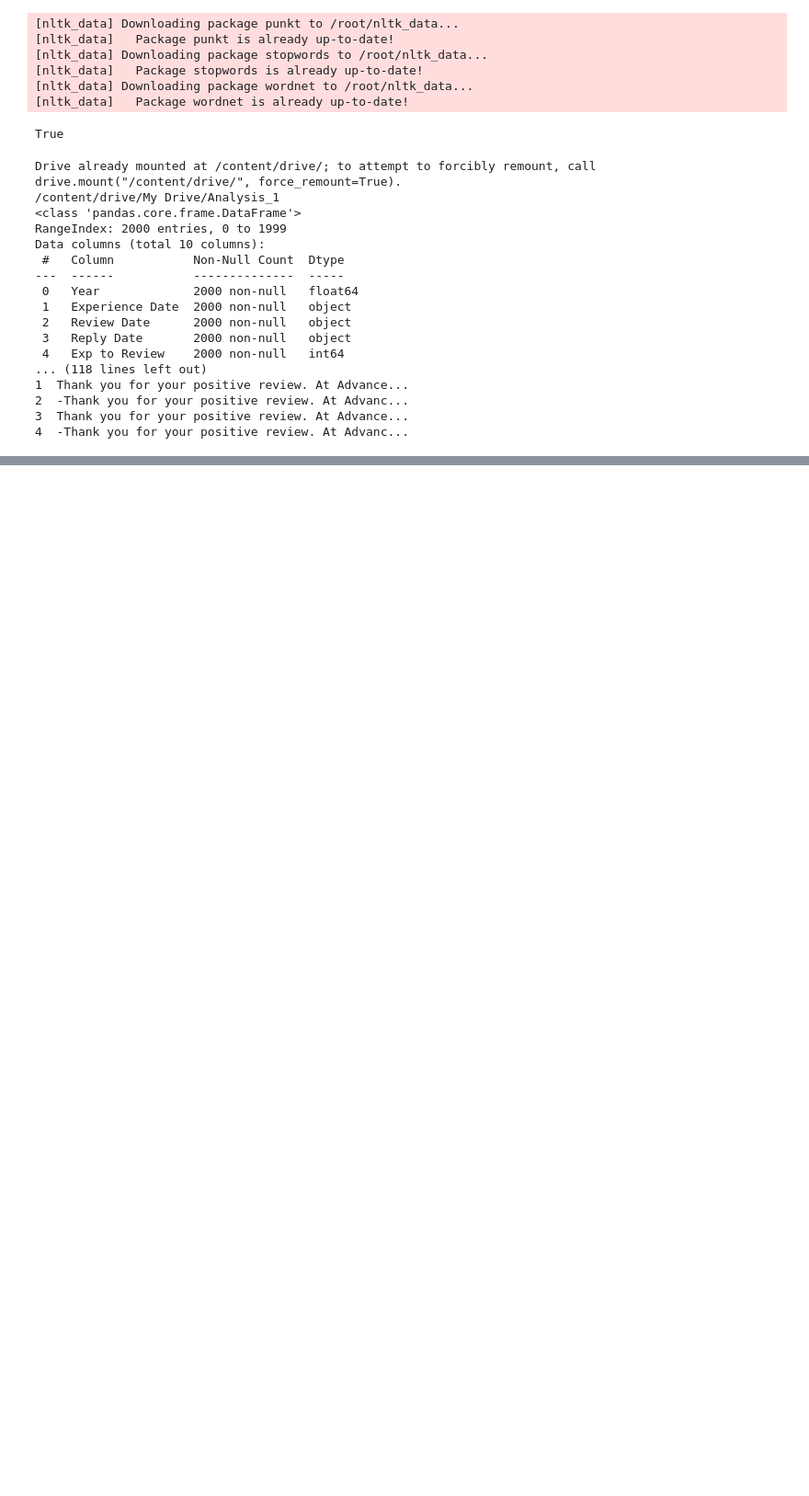
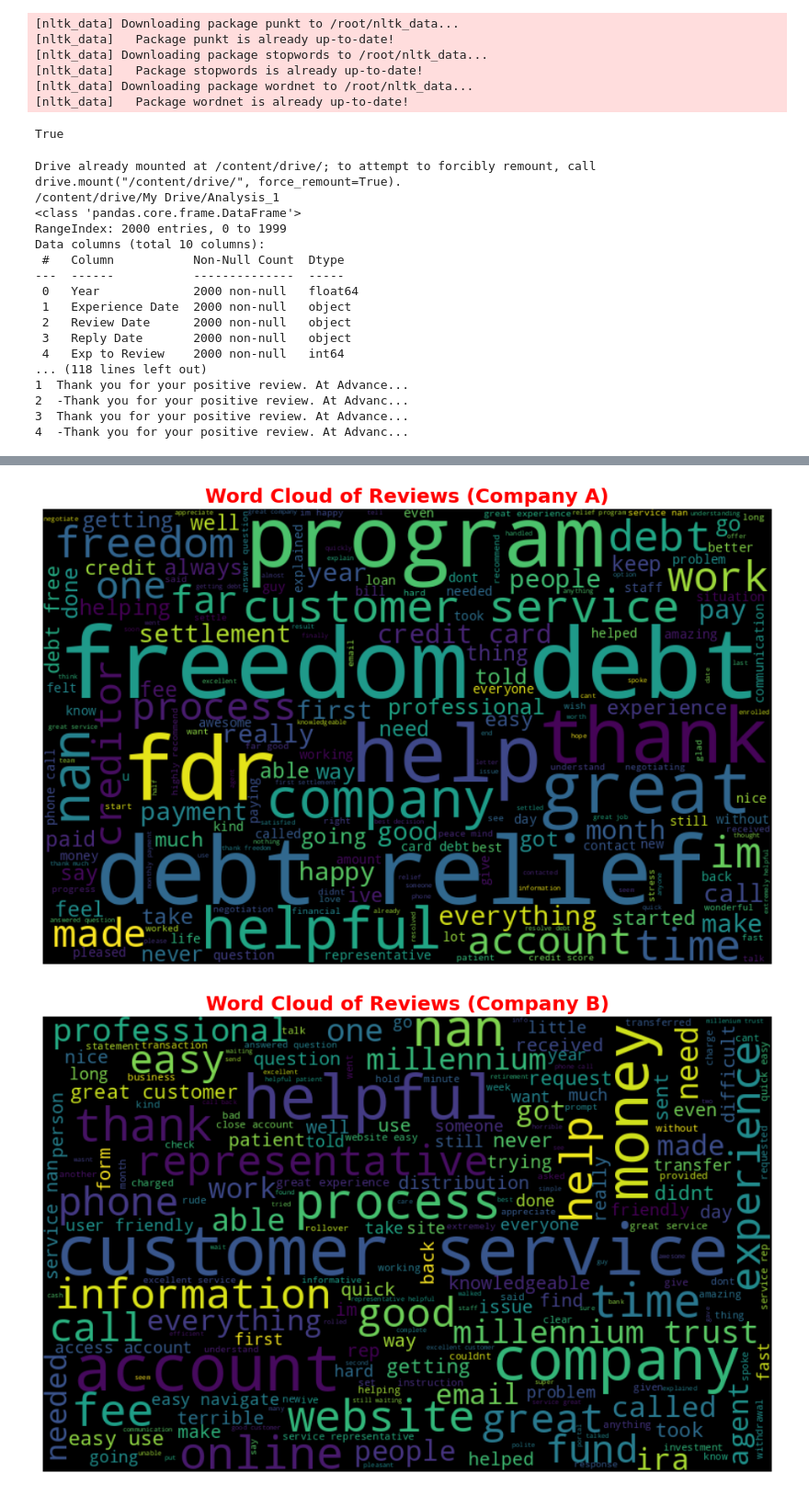
Before and after one commit to arifaygun/CustomerEye, a Jupyter notebook: Company_Reviews(Master2).ipynb, the cells around one changed output, grey strips where cells are left out. Shown at 92% size. Cells and saved outputs as stored; diff of their text form; code cells hidden in the pictures; blank space fills up the shorter version.

```diff
--- a/Company_Reviews(Master2).ipynb
+++ b/Company_Reviews(Master2).ipynb
@@ -89,9 +85,9 @@ def preprocess_text_for_sentiment_analysis(text):
     stop_words = set(stopwords.words('english'))
     words = [word for word in words if word not in stop_words]
 
-    # Stemming
-    stemmer = PorterStemmer()
-    words = [stemmer.stem(word) for word in words]
+    # Lemmatization
+    lemmatizer = WordNetLemmatizer()
+    words = [lemmatizer.lemmatize(word) for word in words]
 
     # Handle emojis
     words = [emoji.demojize(word, delimiters=('', ' ')) for word in words]
@@ -100,6 +96,7 @@ def preprocess_text_for_sentiment_analysis(text):
     cleaned_text = ' '.join(words)
 
     return cleaned_text
+
 
 # Apply the preprocessing function to the "Reviews" column in each DataFrame
 df1['Cleaned_Reviews'] = df1['Reviews'].apply(preprocess_text_for_sentiment_analysis)
@@ -135,0 +133,33 @@ Cleaned DataFrame 1:
+# %%
+
+import matplotlib.pyplot as plt
+
+# Function to generate and display word cloud
+def generate_and_display_wordcloud(data, title):
+    # Generate the word cloud
+    wordcloud = WordCloud(width=800, height=500).generate(' '.join(data.dropna()))
+
+    # Sort the word cloud in descending order
+    sorted_wordcloud = dict(sorted(wordcloud.words_.items(), key=lambda item: item[1], reverse=True))
+
+    # Get the top 30 results
+    top_30 = dict(list(sorted_wordcloud.items())[:30])
+
+    # Create a figure with the specified title
+    plt.figure(figsize=(12, 10))
+    plt.imshow(wordcloud, interpolation='bilinear')
+    plt.axis('off')
+
+    # Set the title with custom font size and weight
+    plt.title(title, fontsize=18, fontweight='bold', color='red')
+
+    # Show the word cloud
+    plt.show()
+
+# Apply the function to your DataFrames
+generate_and_display_wordcloud(df1['Cleaned_Reviews'], 'Word Cloud of Reviews (Company A)')
+generate_and_display_wordcloud(df2['Cleaned_Reviews'], 'Word Cloud of Reviews (Company B)')
+generate_and_display_wordcloud(df3['Cleaned_Reviews'], 'Word Cloud of Reviews (Company C)')
+# %% [output]
+[figure, added]
+[figure, added]
```
Also changed, not shown: parts of 7 cells of this notebook.
